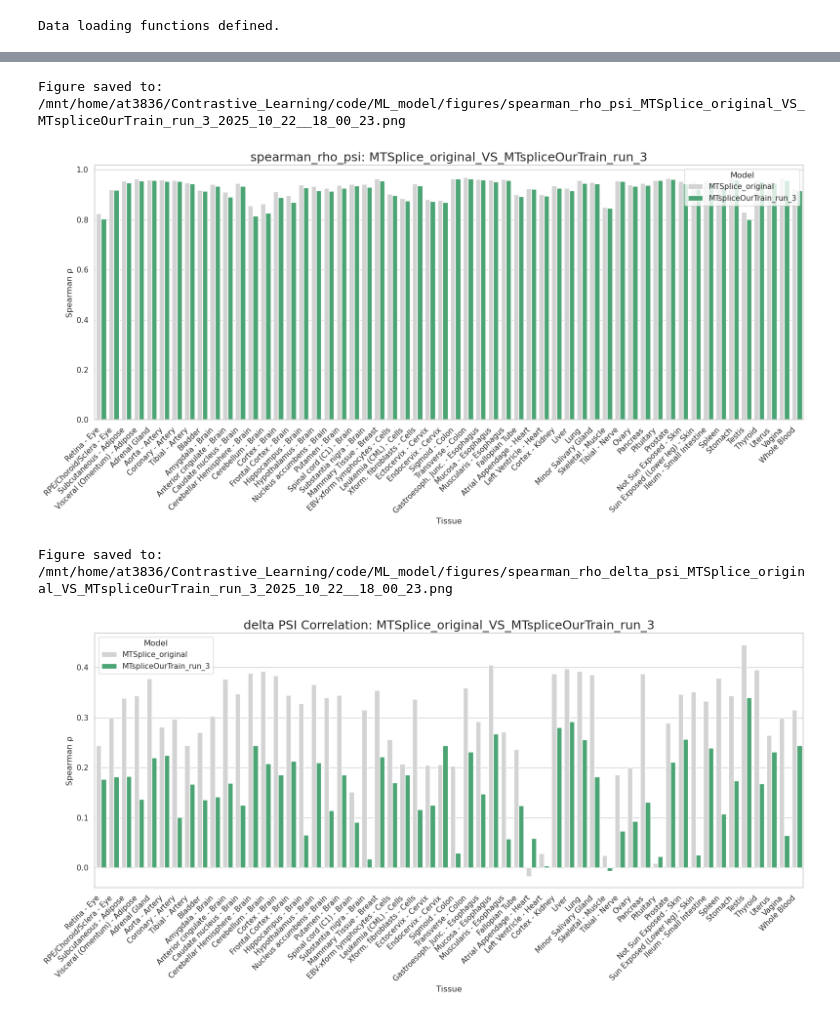
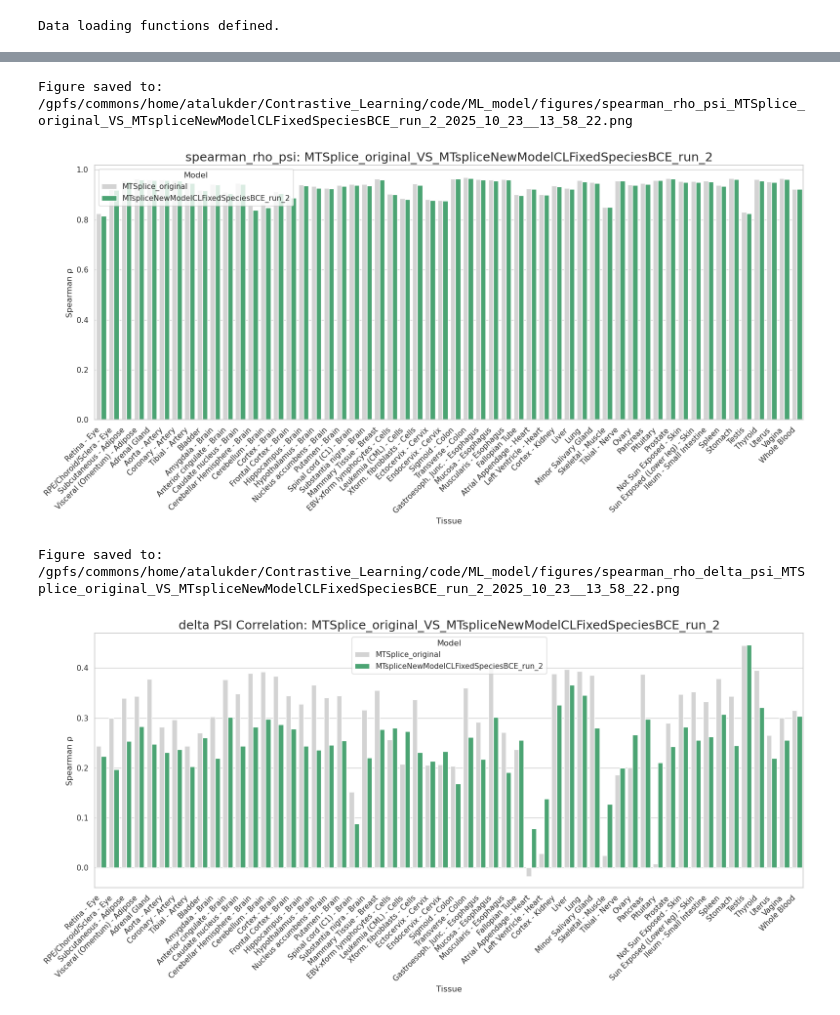
Before and after one commit to ArghamitraT/CL_Splicing_Regulation, a Jupyter notebook: ML_model/scripts/result_analysis/notebooks/plotDeltaPsi.ipynb, the cells around one changed output, grey strips where cells are left out. Saved outputs shown, nothing was run; the diff lists cells and outputs as text; code cells hidden in the pictures.

```diff
--- a/ML_model/scripts/result_analysis/notebooks/plotDeltaPsi.ipynb
+++ b/ML_model/scripts/result_analysis/notebooks/plotDeltaPsi.ipynb
@@ -372,10 +403,18 @@ plot_grouped_comparison(
 # 1. Path to your State-of-the-Art (SOTA) results file.
 #    This file should have at least 'tissue', 'spearman_rho_psi', 'spearman_rho_delta_psi' columns.
 sota_file_name = "variable_all_tissues_spearman_correlations.tsv" # origianl mtsplice weighted model output
-result_file_name = "exprmnt_2025_10_22__17_47_17" # newMTmodel
+# result_file_name = "exprmnt_2025_10_22__23_40_20" # newMTmodel
+# result_file_name = "exprmnt_2025_10_22__23_35_53" # newMTmodel
 
-# main_dir = "/gpfs/commons/home/atalukder/Contrastive_Learning/files/results/"
-main_dir = "/mnt/home/at3836/Contrastive_Learning/files/results/"
+result_file_name = "exprmnt_2025_10_22__23_34_30" # newMTmodelCLBCEFixedSpecies
+model1_name = 'MTSplice_original'
+model2_name_norun = 'MTspliceNewModelCLFixedSpeciesBCE'
+model2_runNumber = 'run_2'
+
+
+model2_name = f'{model2_name_norun}_{model2_runNumber}'
+main_dir = "/gpfs/commons/home/atalukder/Contrastive_Learning/files/results/"
+# main_dir = "/mnt/home/at3836/Contrastive_Learning/files/results/"
 SOTA_FILE_PATH = f"{main_dir}/mtsplice_originalTFweight_results/{sota_file_name}"
 
 # 2. Path to the main folder containing all your experiment runs (e.g., run_1, run_2, etc.)
@@ -419,7 +458,6 @@ print(get_figures_path())
 # %%
 # Prepare the data SINGLE RUN 1 vs SOTA
-model1_name = 'MTSplice_original'
-model2_name = 'MTspliceOurTrain_run_3'
+
 title = f"{model1_name}_VS_{model2_name}"
 import time
 trimester = time.strftime("_%Y_%m_%d__%H_%M_%S")
@@ -433,37 +471,37 @@ comp_df_1, melt_df_1 = prepare_grouped_plot_data(
     model2_name=model2_name
 )
 
 # Create the plot
 plot_grouped_comparison(
     comp_df_1, melt_df_1,
     title=f'spearman_rho_psi: {title}',
     model1_name=model1_name,
     model2_name=model2_name,
     save_path=f"{fig_maindir}/spearman_rho_psi_{title}{trimester}.png"
 )
 
 # Prepare the data
 comp_df_1, melt_df_1 = prepare_grouped_plot_data(
     df1=sota_results,
     df2=single_run_1_results,
     metric='spearman_rho_delta_psi',
     model1_name=model1_name,
     model2_name=model2_name
 )
 
 # Create the plot
 plot_grouped_comparison(
     comp_df_1, melt_df_1,
     title=f'delta PSI Correlation: {title}',
     model1_name=model1_name,
     model2_name=model2_name,
     save_path=f"{fig_maindir}/spearman_rho_delta_psi_{title}{trimester}.png"
 )
 # %% [output]
-Figure saved to: /mnt/home/at3836/Contrastive_Learning/code/ML_model/figures/spearman_rho_psi_MTSplice_original_VS_MTspliceOurTrain_run_3_2025_10_22__18_00_23.png
+Figure saved to: /gpfs/commons/home/atalukder/Contrastive_Learning/code/ML_model/figures/spearman_rho_psi_MTSplice_original_VS_MTspliceNewModelCLFixedSpeciesBCE_run_2_2025_10_23__13_58_22.png
-[figure, old version]
+[figure, new version]
-Figure saved to: /mnt/home/at3836/Contrastive_Learning/code/ML_model/figures/spearman_rho_delta_psi_MTSplice_original_VS_MTspliceOurTrain_run_3_2025_10_22__18_00_23.png
+Figure saved to: /gpfs/commons/home/atalukder/Contrastive_Learning/code/ML_model/figures/spearman_rho_delta_psi_MTSplice_original_VS_MTspliceNewModelCLFixedSpeciesBCE_run_2_2025_10_23__13_58_22.png
-[figure, old version]
+[figure, new version]
 # %%
 # Prepare the data
 
```
Also changed, not shown: parts of 7 cells of this notebook, 12 other files.
